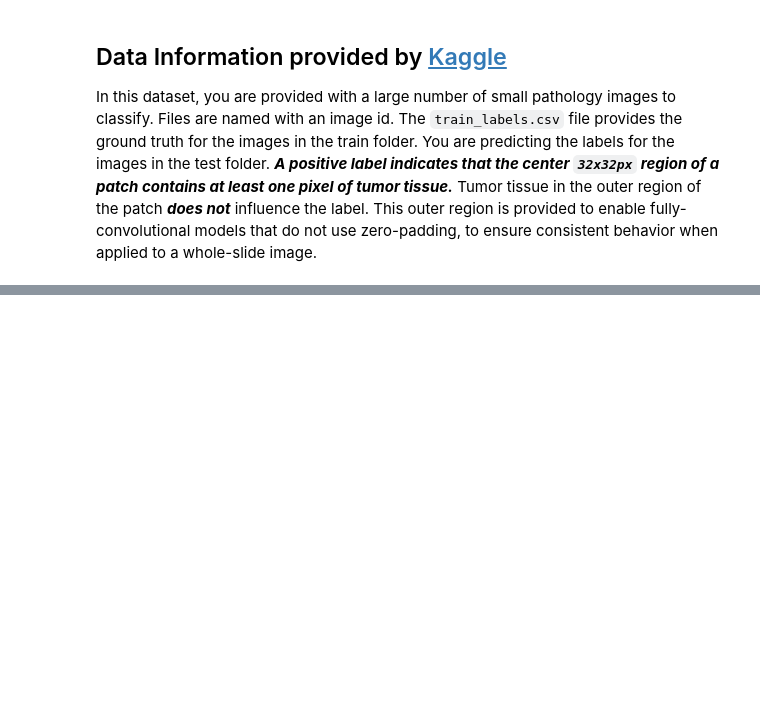
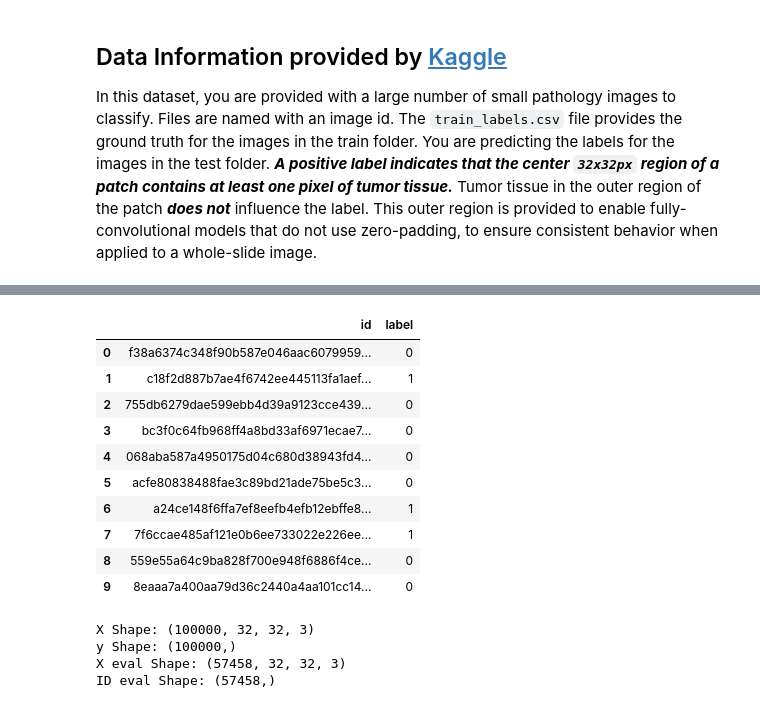
Before and after one commit to FarzamTP/Histopathologic-Cancer-Detection, a Jupyter notebook: main.ipynb, the cells around one changed output, grey strips where cells are left out. Saved outputs shown, nothing was run; the diff lists cells and outputs as text; code cells hidden in the pictures; blank space fills up the shorter version.

```diff
--- a/main.ipynb
+++ b/main.ipynb
@@ -91,0 +102,14 @@ for i in range(5):
+# %%
+df.head(10)
+# %% [output]
+|  | id | label |
+| 0 | f38a6374c348f90b587e046aac6079959... | 0 |
+| 1 | c18f2d887b7ae4f6742ee445113fa1aef... | 1 |
+| 2 | 755db6279dae599ebb4d39a9123cce439... | 0 |
+| 3 | bc3f0c64fb968ff4a8bd33af6971ecae7... | 0 |
+| 4 | 068aba587a4950175d04c680d38943fd4... | 0 |
+| 5 | acfe80838488fae3c89bd21ade75be5c3... | 0 |
+| 6 | a24ce148f6ffa7ef8eefb4efb12ebffe8... | 1 |
+| 7 | 7f6ccae485af121e0b6ee733022e226ee... | 1 |
+| 8 | 559e55a64c9ba828f700e948f6886f4ce... | 0 |
+| 9 | 8eaaa7a400aa79d36c2440a4aa101cc14... | 0 |
@@ -91,0 +163,37 @@ for i in range(5):
+# %%
+if LOAD_MATRICES:
+    X, y, X_eval, ID_eval = load_matrices()
+    print(f"X Shape: {X.shape}")
+    print(f"y Shape: {y.shape}")
+    print(f"X eval Shape: {X_eval.shape}")
+    print(f"ID eval Shape: {ID_eval.shape}")
+else:
+    X, y = read_convert_images_from_df(df, TRAIN_PATH)
+
+    X_eval, ID_eval = read_convert_images_from_path(TEST_PATH)
+
+    X = np.asarray(X, dtype=float)
+    y = np.asarray(y)
+
+    np.save('./matrices/X_100k.npy', X)
+    np.save('./matrices/y_100k.npy', y)
+
+    np.save('./matrices/X_EVAL.npy', X_eval)
+    np.save('./matrices/ID_EVAL.npy', id_list)
+
+    print("X saved!")
+    print("y saved!")
+
+    print("X eval saved!")
+    print("ID eval saved!")
+
+    print(f"X Shape: {X.shape}")
+    print(f"y Shape: {y.shape}")
+
+    print(f"X eval Shape: {X_evall.shape}")
+    print(f"ID eval Shape: {ID_eval.shape}")
+# %% [output]
+X Shape: (100000, 32, 32, 3)
+y Shape: (100000,)
+X eval Shape: (57458, 32, 32, 3)
+ID eval Shape: (57458,)
```
Also changed, not shown: parts of 17 cells of this notebook.
